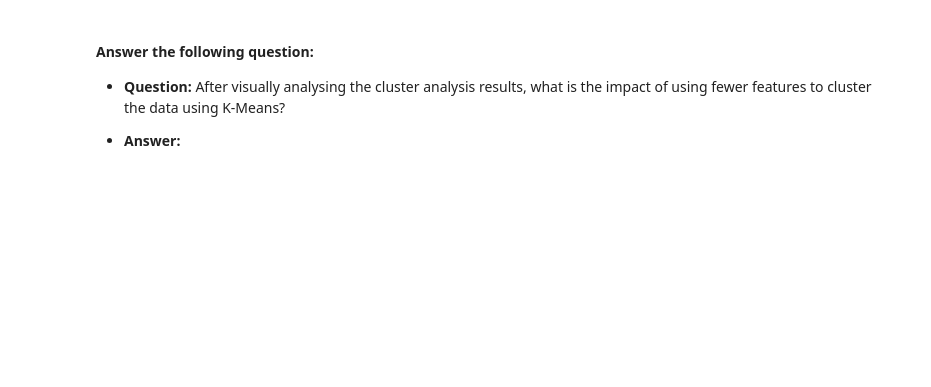
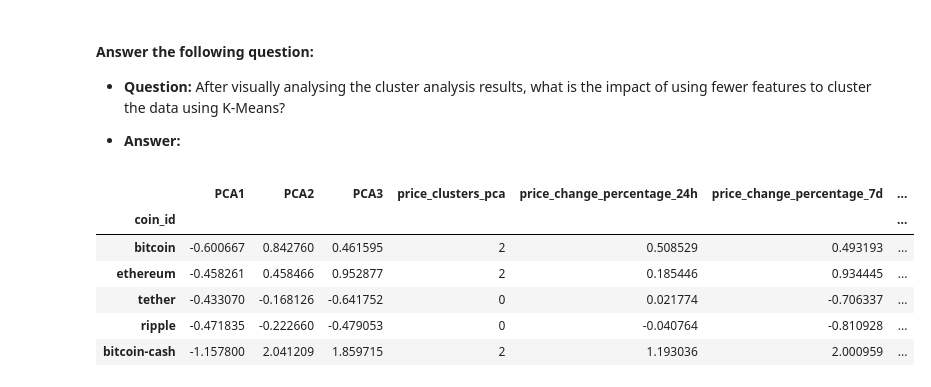
Before and after one commit to lirralirra/Module19_-CryptoClustering, a Jupyter notebook: Crypto_Clustering.ipynb, the cells around one changed output. Saved outputs shown, nothing was run; the diff lists cells and outputs as text; code cells hidden in the pictures; blank space fills up the shorter version.

```diff
--- a/Crypto_Clustering.ipynb
+++ b/Crypto_Clustering.ipynb
@@ -382,3 +382,17 @@ cluster_plot_market + cluster_plot_pca
   * **Question:** After visually analysing the cluster analysis results, what is the impact of using fewer features to cluster the data using K-Means?
 
   * **Answer:**
+# %%
+# Combine the DataFrames based on the index
+comparison_df = pd.merge(market_pca_predictions_df, price_scaled_predictions, on='coin_id')
+
+# Display the resulting DataFrame
+comparison_df.head()
+# %% [output]
+|  | PCA1 | PCA2 | PCA3 | price_clusters_pca | price_change_percentage_24h | price_change_percentage_7d | ... |
+| coin_id |  |  |  |  |  |  | ... |
+| bitcoin | -0.600667 | 0.842760 | 0.461595 | 2 | 0.508529 | 0.493193 | ... |
+| ethereum | -0.458261 | 0.458466 | 0.952877 | 2 | 0.185446 | 0.934445 | ... |
+| tether | -0.433070 | -0.168126 | -0.641752 | 0 | 0.021774 | -0.706337 | ... |
+| ripple | -0.471835 | -0.222660 | -0.479053 | 0 | -0.040764 | -0.810928 | ... |
+| bitcoin-cash | -1.157800 | 2.041209 | 1.859715 | 2 | 1.193036 | 2.000959 | ... |
```
Also changed, not shown: parts of 6 cells of this notebook.
